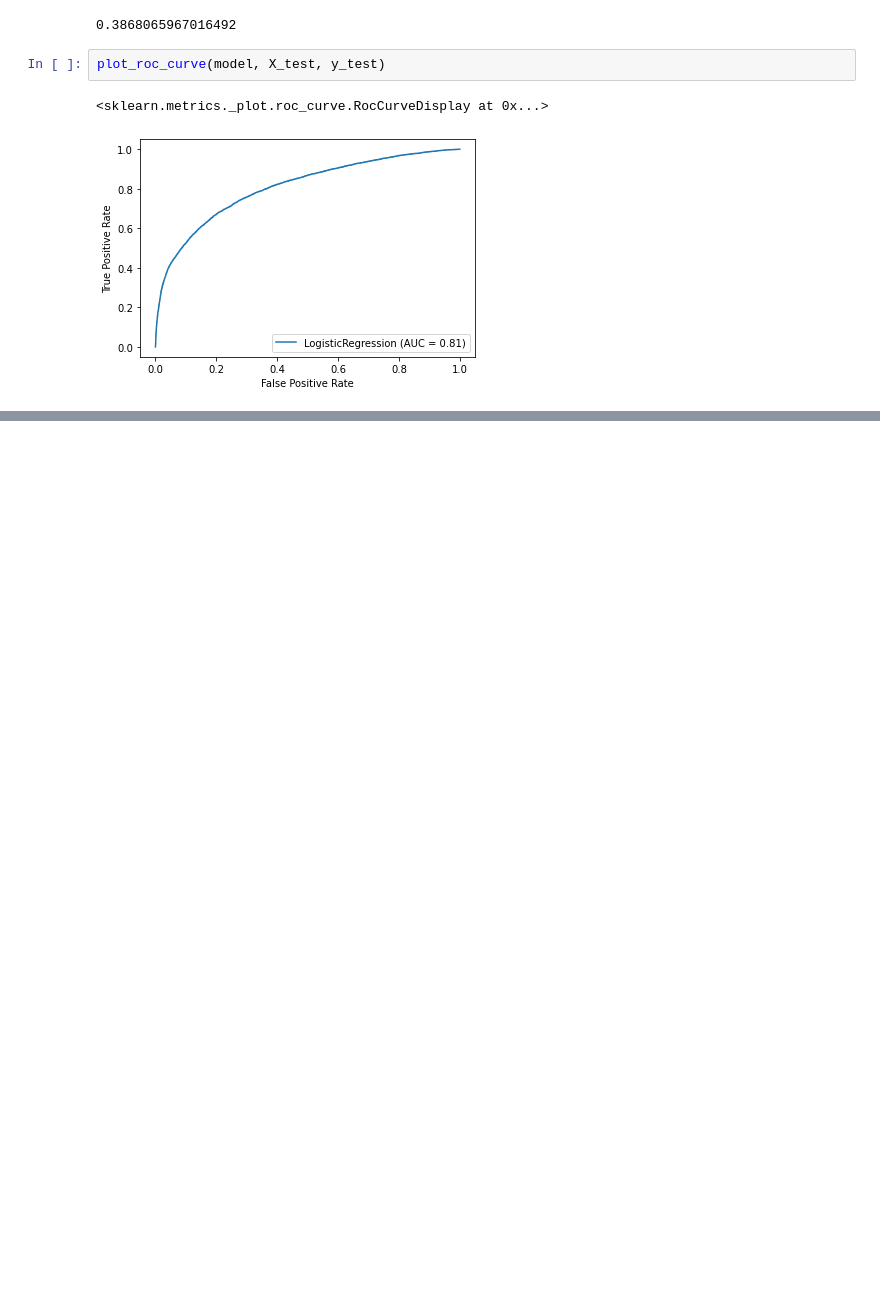
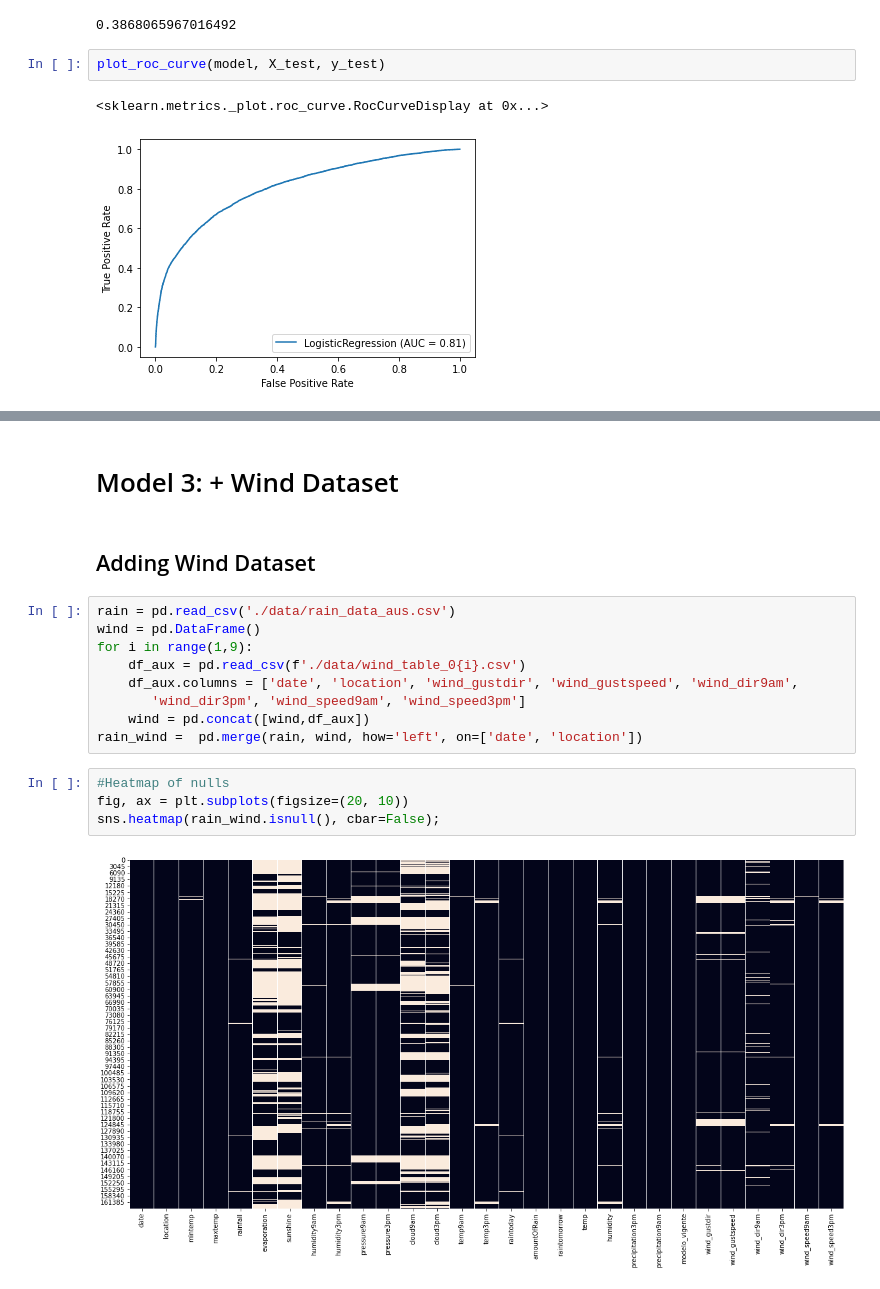
Before and after one commit to luisgzaparolli/processo_cientista, a Jupyter notebook: documented data-scientist project.ipynb, the cells around one changed output, grey strips where cells are left out. Cells and saved outputs as stored; diff of their text form; blank space fills up the shorter version.

Commit message:
documented project models

```diff
--- a/documented data-scientist project.ipynb
+++ b/documented data-scientist project.ipynb
@@ -540,0 +558,19 @@ list(zip(list(X_2.columns), list(model.coef_[0])))
+# %% [markdown]
+# Model 3: + Wind Dataset
+# %% [markdown]
+## Adding Wind Dataset
+# %%
+rain = pd.read_csv('./data/rain_data_aus.csv')
+wind = pd.DataFrame()
+for i in range(1,9):
+    df_aux = pd.read_csv(f'./data/wind_table_0{i}.csv')
+    df_aux.columns = ['date', 'location', 'wind_gustdir', 'wind_gustspeed', 'wind_dir9am',
+       'wind_dir3pm', 'wind_speed9am', 'wind_speed3pm']
+    wind = pd.concat([wind,df_aux])
+rain_wind =  pd.merge(rain, wind, how='left', on=['date', 'location'])
+# %%
+#Heatmap of nulls
+fig, ax = plt.subplots(figsize=(20, 10))
+sns.heatmap(rain_wind.isnull(), cbar=False);
+# %% [output]
+[figure, added]
```
Also changed, not shown: parts of 40 cells of this notebook.
